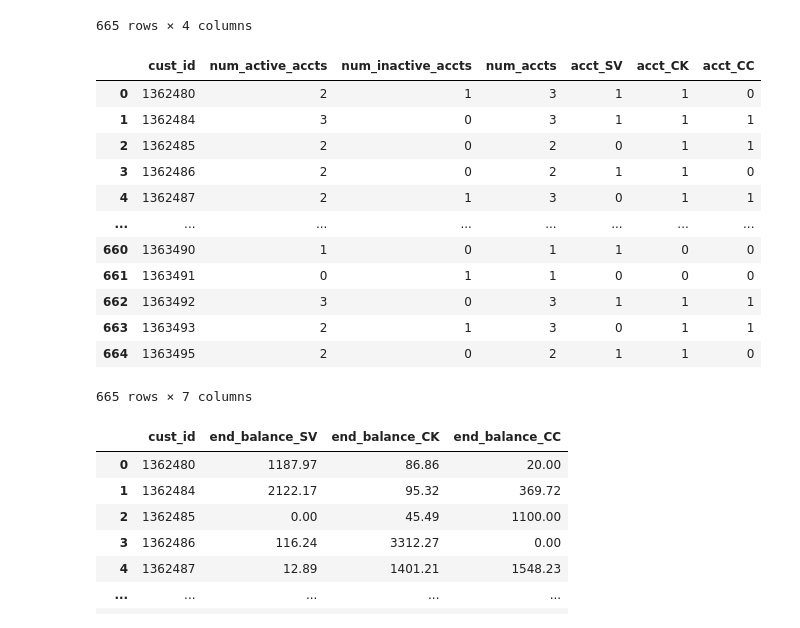
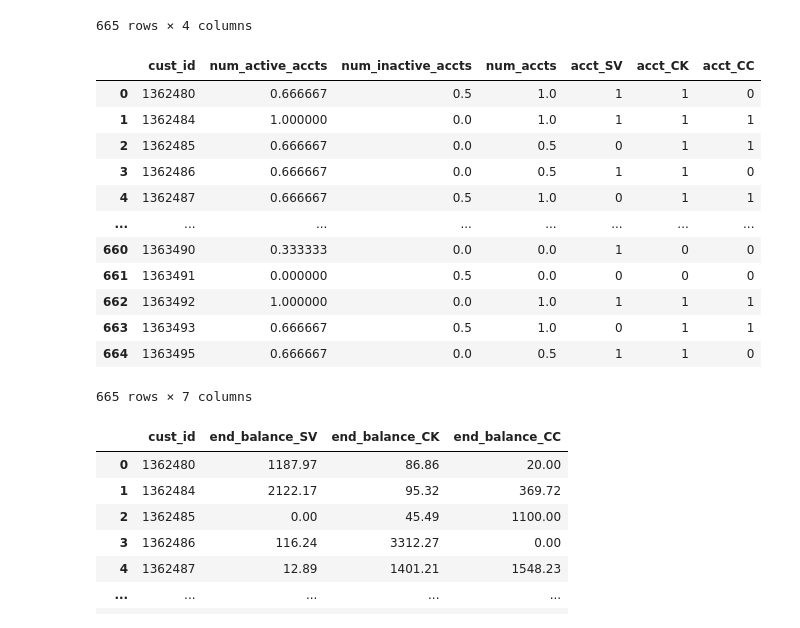
Before and after one commit to Mkyleran/lhl-mini-project-III, a Jupyter notebook: mini-project-III.ipynb, the cells around one changed output. Drawn from its saved outputs; the diff is of its cells as text; code cells hidden in the pictures.

```diff
--- a/mini-project-III.ipynb
+++ b/mini-project-III.ipynb
@@ -667,3 +647,19 @@ accts
 | 1363493 | 2 | 1 | 3 |
 | 1363495 | 2 | 0 | 2 |
 665 rows × 3 columns
+# %%
+# Scale the data
+def scaled_df(df, scaler:str):
+    if scaler.lower() == 'ss':
+        from sklearn.preprocessing import StandardScaler
+        scaler = StandardScaler()
+    elif scaler.lower() == 'mms':
+        from sklearn.preprocessing import MinMaxScaler
+        scaler = MinMaxScaler()
+
+    return pd.DataFrame(scaler.fit_transform(df),
+                        index=df.index,
+                        columns=df.columns)
+# %%
+accts_ss = scaled_df(accts, 'ss')
+accts_mms = scaled_df(accts, 'mms')
@@ -712,21 +729,21 @@ acct_types
 | 664 | 1363495 | 1 | 1 | 0 |
 665 rows × 4 columns
 # %%
-accts = pd.merge(accts, acct_types, on='cust_id')
+accts = pd.merge(accts_mms, acct_types, on='cust_id')
 accts
 # %% [output]
 |  | cust_id | num_active_accts | num_inactive_accts | num_accts | acct_SV | acct_CK | acct_CC |
-| 0 | 1362480 | 2 | 1 | 3 | 1 | 1 | 0 |
-| 1 | 1362484 | 3 | 0 | 3 | 1 | 1 | 1 |
-| 2 | 1362485 | 2 | 0 | 2 | 0 | 1 | 1 |
-| 3 | 1362486 | 2 | 0 | 2 | 1 | 1 | 0 |
-| 4 | 1362487 | 2 | 1 | 3 | 0 | 1 | 1 |
+| 0 | 1362480 | 0.666667 | 0.5 | 1.0 | 1 | 1 | 0 |
+| 1 | 1362484 | 1.000000 | 0.0 | 1.0 | 1 | 1 | 1 |
+| 2 | 1362485 | 0.666667 | 0.0 | 0.5 | 0 | 1 | 1 |
+| 3 | 1362486 | 0.666667 | 0.0 | 0.5 | 1 | 1 | 0 |
+| 4 | 1362487 | 0.666667 | 0.5 | 1.0 | 0 | 1 | 1 |
 | ... | ... | ... | ... | ... | ... | ... | ... |
-| 660 | 1363490 | 1 | 0 | 1 | 1 | 0 | 0 |
-| 661 | 1363491 | 0 | 1 | 1 | 0 | 0 | 0 |
-| 662 | 1363492 | 3 | 0 | 3 | 1 | 1 | 1 |
-| 663 | 1363493 | 2 | 1 | 3 | 0 | 1 | 1 |
-| 664 | 1363495 | 2 | 0 | 2 | 1 | 1 | 0 |
+| 660 | 1363490 | 0.333333 | 0.0 | 0.0 | 1 | 0 | 0 |
+| 661 | 1363491 | 0.000000 | 0.5 | 0.0 | 0 | 0 | 0 |
+| 662 | 1363492 | 1.000000 | 0.0 | 1.0 | 1 | 1 | 1 |
+| 663 | 1363493 | 0.666667 | 0.5 | 1.0 | 0 | 1 | 1 |
+| 664 | 1363495 | 0.666667 | 0.0 | 0.5 | 1 | 1 | 0 |
 665 rows × 7 columns
 # %%
 SQL = '''
```
Also changed, not shown: parts of 146 cells of this notebook.
